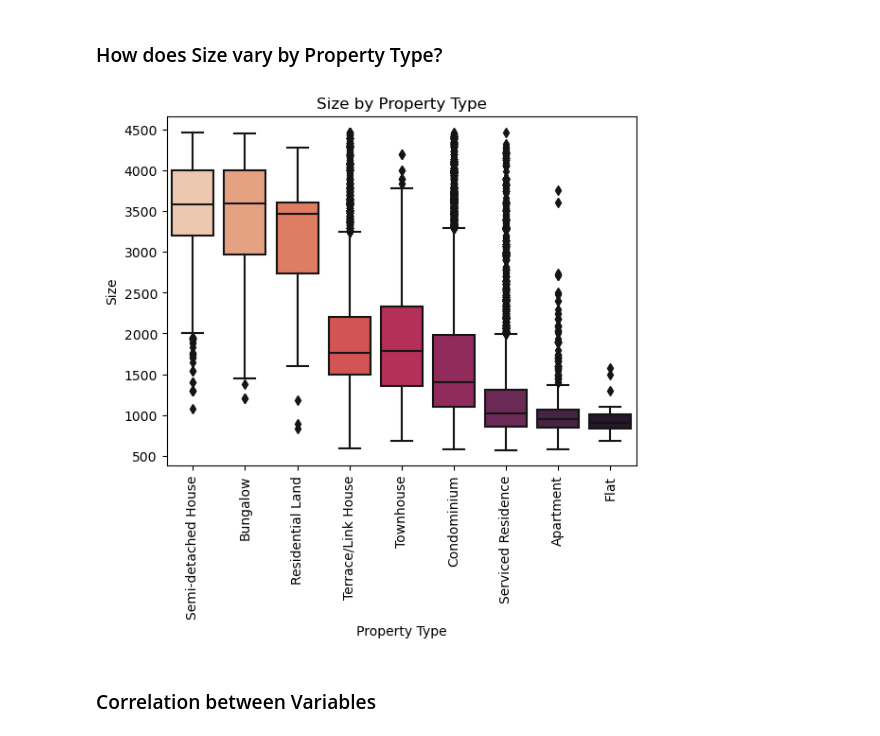
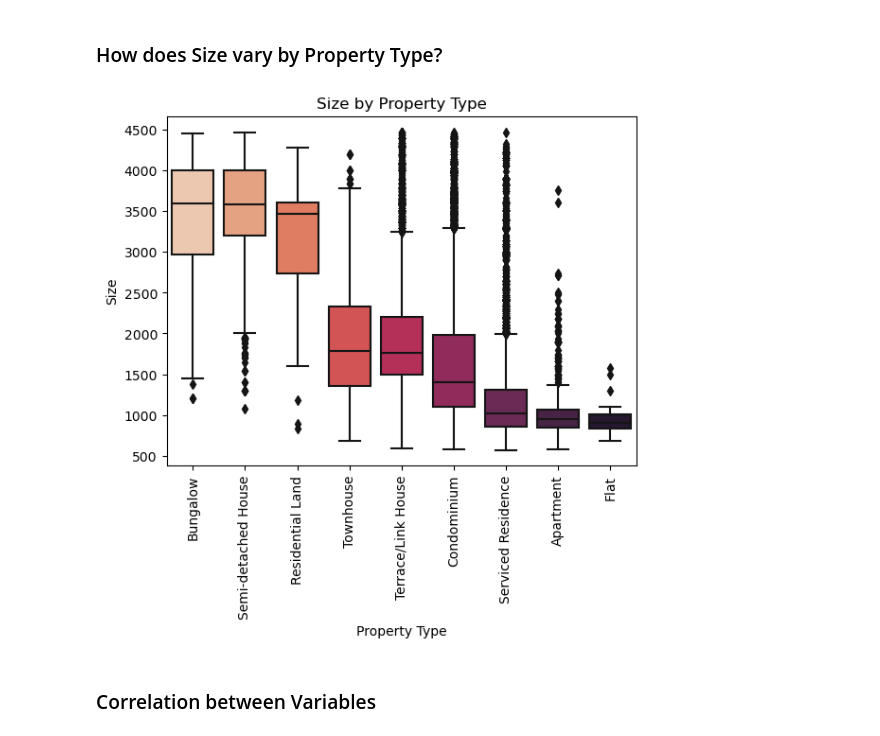
Before and after one commit to GanKaiFeng1999/Capstone_2, a Jupyter notebook: Capstone 2 EDA.ipynb, the cells around one changed output. Cells and saved outputs as stored; diff of their text form; code cells hidden in the pictures.

```diff
--- a/Capstone 2 EDA.ipynb
+++ b/Capstone 2 EDA.ipynb
@@ -98,17 +105,19 @@ plt.show()
 # %% [markdown]
 ### How does Size vary by Property Type?
 # %%
-order = df.groupby('Property Type')['Size'].mean().\
+# Plot boxplots for Size by Property Type
+
+order = df.groupby('Property Type')['Size'].median().\
             sort_values(ascending=False).index
 sns.boxplot(x=df['Property Type'], y=df['Size'], order=order,\
             palette='rocket_r')
 plt.xticks(rotation=90)
 plt.title('Size by Property Type')
 plt.xlabel('Property Type')
 plt.ylabel('Size')
 plt.show()
 # %% [output]
-[figure, old version]
+[figure, new version]
 # %% [markdown]
 ### Correlation between Variables
 # %%
```
Also changed, not shown: parts of 7 cells of this notebook, 4 other files.
